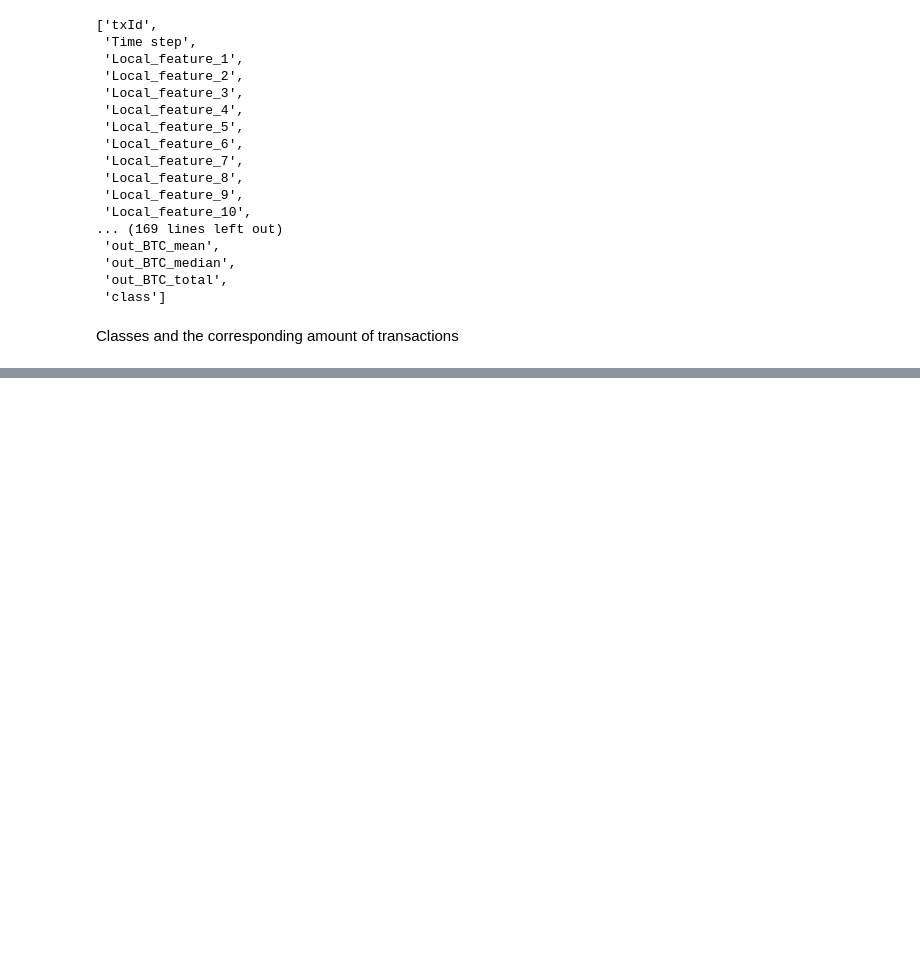
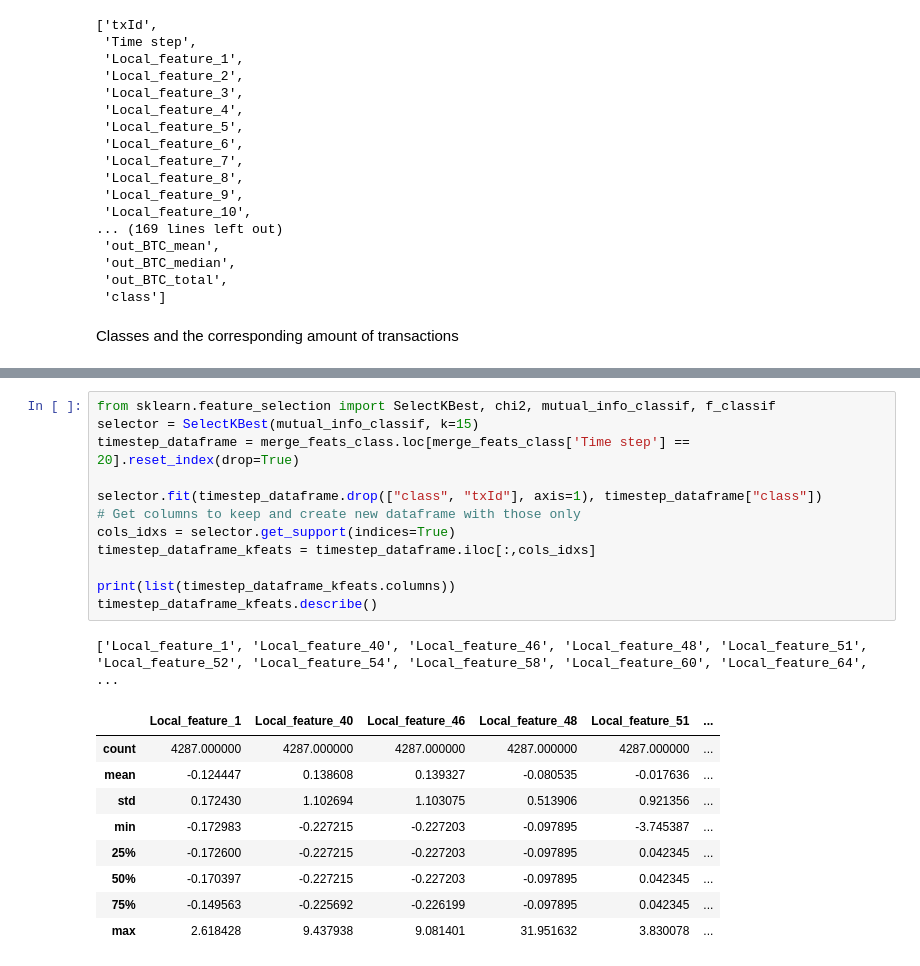
Before and after one commit to DimPap99/2AMM20_2023, a Jupyter notebook: dataset_analysis.ipynb, the cells around one changed output, grey strips where cells are left out. Drawn from its saved outputs; the diff is of its cells as text; blank space fills up the shorter version.

```diff
--- a/dataset_analysis.ipynb
+++ b/dataset_analysis.ipynb
@@ -80,0 +101,23 @@ ValueError:
+# %%
+from sklearn.feature_selection import SelectKBest, chi2, mutual_info_classif, f_classif
+selector = SelectKBest(mutual_info_classif, k=15)
+timestep_dataframe = merge_feats_class.loc[merge_feats_class['Time step'] == 20].reset_index(drop=True)
+
+selector.fit(timestep_dataframe.drop(["class", "txId"], axis=1), timestep_dataframe["class"])
+# Get columns to keep and create new dataframe with those only
+cols_idxs = selector.get_support(indices=True)
+timestep_dataframe_kfeats = timestep_dataframe.iloc[:,cols_idxs]
+
+print(list(timestep_dataframe_kfeats.columns))
+timestep_dataframe_kfeats.describe()
+# %% [output]
+['Local_feature_1', 'Local_feature_40', 'Local_feature_46', 'Local_feature_48', 'Local_feature_51', 'Local_feature_52', 'Local_feature_54', 'Local_feature_58', 'Local_feature_60', 'Local_feature_64',  ...
+|  | Local_feature_1 | Local_feature_40 | Local_feature_46 | Local_feature_48 | Local_feature_51 | ... |
+| count | 4287.000000 | 4287.000000 | 4287.000000 | 4287.000000 | 4287.000000 | ... |
+| mean | -0.124447 | 0.138608 | 0.139327 | -0.080535 | -0.017636 | ... |
+| std | 0.172430 | 1.102694 | 1.103075 | 0.513906 | 0.921356 | ... |
+| min | -0.172983 | -0.227215 | -0.227203 | -0.097895 | -3.745387 | ... |
+| 25% | -0.172600 | -0.227215 | -0.227203 | -0.097895 | 0.042345 | ... |
+| 50% | -0.170397 | -0.227215 | -0.227203 | -0.097895 | 0.042345 | ... |
+| 75% | -0.149563 | -0.225692 | -0.226199 | -0.097895 | 0.042345 | ... |
+| max | 2.618428 | 9.437938 | 9.081401 | 31.951632 | 3.830078 | ... |
```
Also changed, not shown: parts of 6 cells of this notebook, 2 other files.
